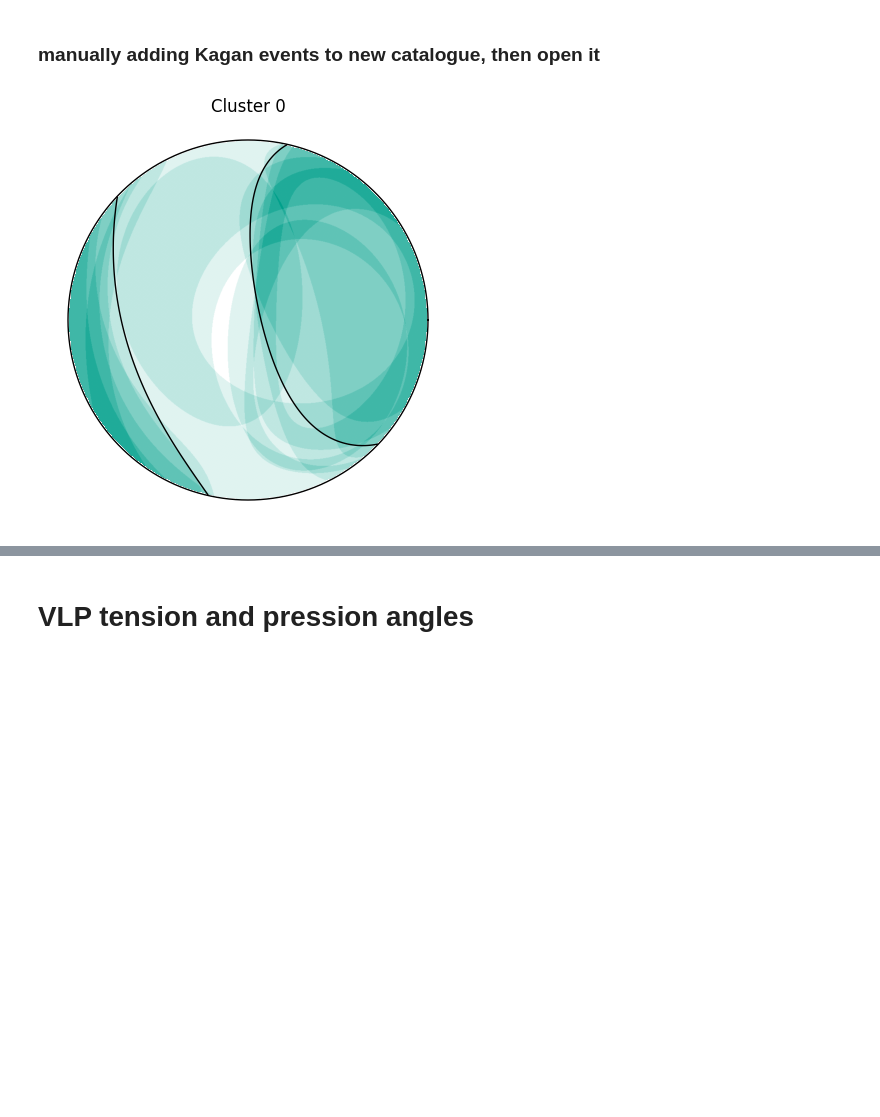
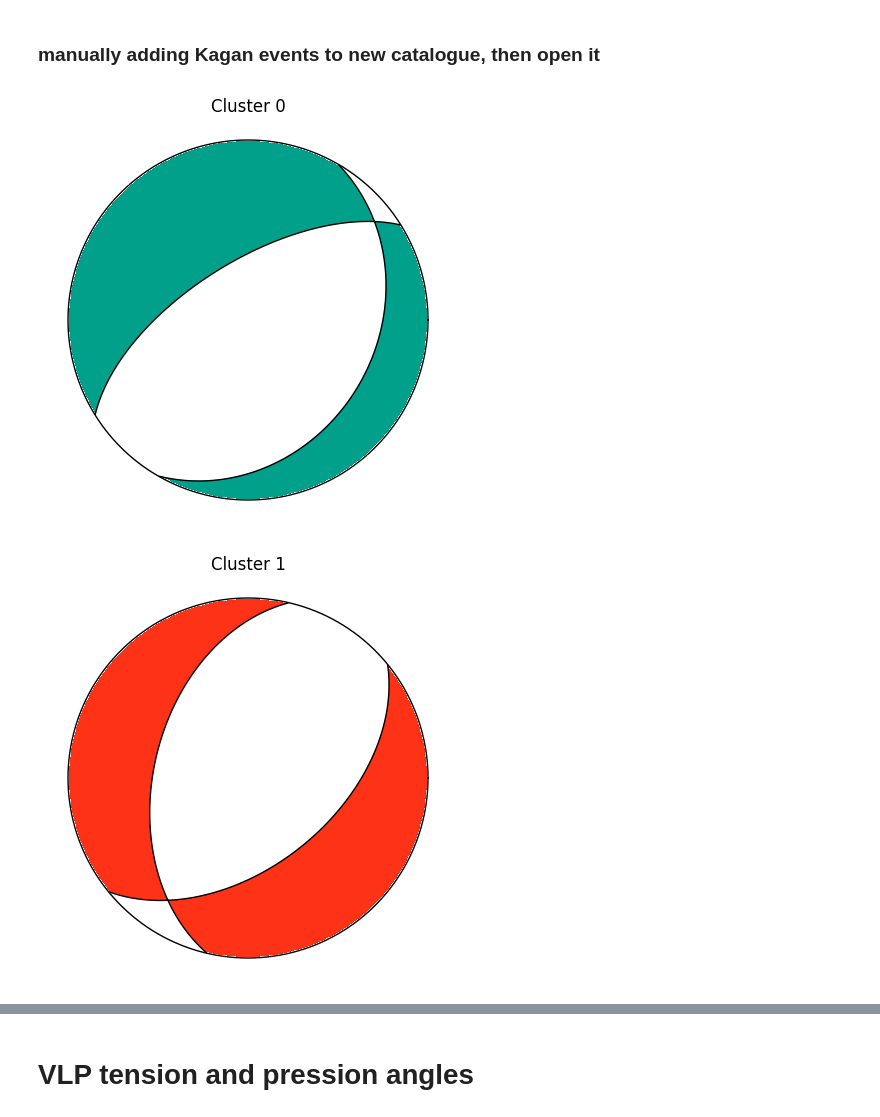
Before and after one commit to giacomorapagnani/CAMPI_FLEGREI_moment_tensor, a Jupyter notebook: codes/plot_fuzzy_MT.ipynb, the cells around one changed output, grey strips where cells are left out. Cells and saved outputs as stored; diff of their text form; code cells hidden in the pictures; blank space fills up the shorter version.

```diff
--- a/codes/plot_fuzzy_MT.ipynb
+++ b/codes/plot_fuzzy_MT.ipynb
@@ -11,7 +11,7 @@ import matplotlib.pyplot as plt
 workdir='../'
 catdir =  os.path.join(workdir,'CAT')
 
-switch_VLP=True         ###SWITCH###
+switch_VLP=False         ###SWITCH###
 
 if switch_VLP:
     clustydir='../../clusty_flegrei/results_VLP'
@@ -52,7 +67,7 @@ cluster 0 with color ['#00A08B']
 # %% [markdown]
 ### KAGAN moment tensor for each cluster VT
 # %%
-switch_calculate_kagan=False                            ###SWITCH###
+switch_calculate_kagan=True                            ###SWITCH###
 
 if switch_calculate_kagan:
 
@@ -79,7 +101,7 @@ if switch_calculate_kagan:
 ### manually adding Kagan events to new catalogue, then open it
 # %%
 if switch_VLP:
-    cat_kagan_filename=os.path.join(catdir,'catalogue_flegrei_MT_final_kagan_VLP_2.pf')
+    cat_kagan_filename=os.path.join(catdir,'catalogue_flegrei_MT_final_kagan_VLP.pf')
 else:
     cat_kagan_filename=os.path.join(catdir,'catalogue_flegrei_MT_final_kagan.pf')
 
@@ -89,35 +111,36 @@ for i,key in enumerate(cls):
     fig = plt.figure(figsize=(4., 4.))
     fig.subplots_adjust(left=0., right=1., bottom=0., top=1.)
     axes = fig.add_subplot(1, 1, 1)
 
     plot_kwargs = {
-        'beachball_type': 'full',
+        'beachball_type': 'dc',
         'size': 9,
         'position': (5, 5),
         'color_t': cls_color[key][0], #'grey',
         'color_p':'white',
         'edgecolor': 'black',
         'best_color':'black',
         'linewidth':1,
         'grid_resolution':800
         }
 
-    beachball.plot_fuzzy_beachball_mpl_pixmap(cls[key], axes,best_mt=cat_kagan[i].moment_tensor, **plot_kwargs)
+    #beachball.plot_fuzzy_beachball_mpl_pixmap(cls[key], axes,best_mt=cat_kagan[i].moment_tensor, **plot_kwargs)
 
     # only kagan MT
-    #beachball.plot_fuzzy_beachball_mpl_pixmap([cat_kagan[i].moment_tensor], axes,best_mt=cat_kagan[i].moment_tensor, **plot_kwargs)
+    beachball.plot_fuzzy_beachball_mpl_pixmap([cat_kagan[i].moment_tensor], axes,best_mt=cat_kagan[i].moment_tensor, **plot_kwargs)
 
     # Decorate the axes
     axes.set_xlim(0., 10.)
     axes.set_ylim(0., 10.)
     axes.set_axis_off()
     axes.set_title(f'Cluster {key}')
 
     # save fig
     #fig.savefig(f'../PLOTS/FUZZY_MT/fuzzy_mt_cluster_{key}.pdf')
     # only kagan
-    #fig.savefig(f'../PLOTS/FUZZY_MT/kagan_mt_cluster_{key}.pdf')
+    fig.savefig(f'../PLOTS/FUZZY_MT/kagan_mt_cluster_{key}.pdf')
 
 plt.show()
 # %% [output]
-[figure, old version]
+[figure, new version]
+[figure, added]
```
Also changed, not shown: parts of 3 cells of this notebook, 21 other files.
